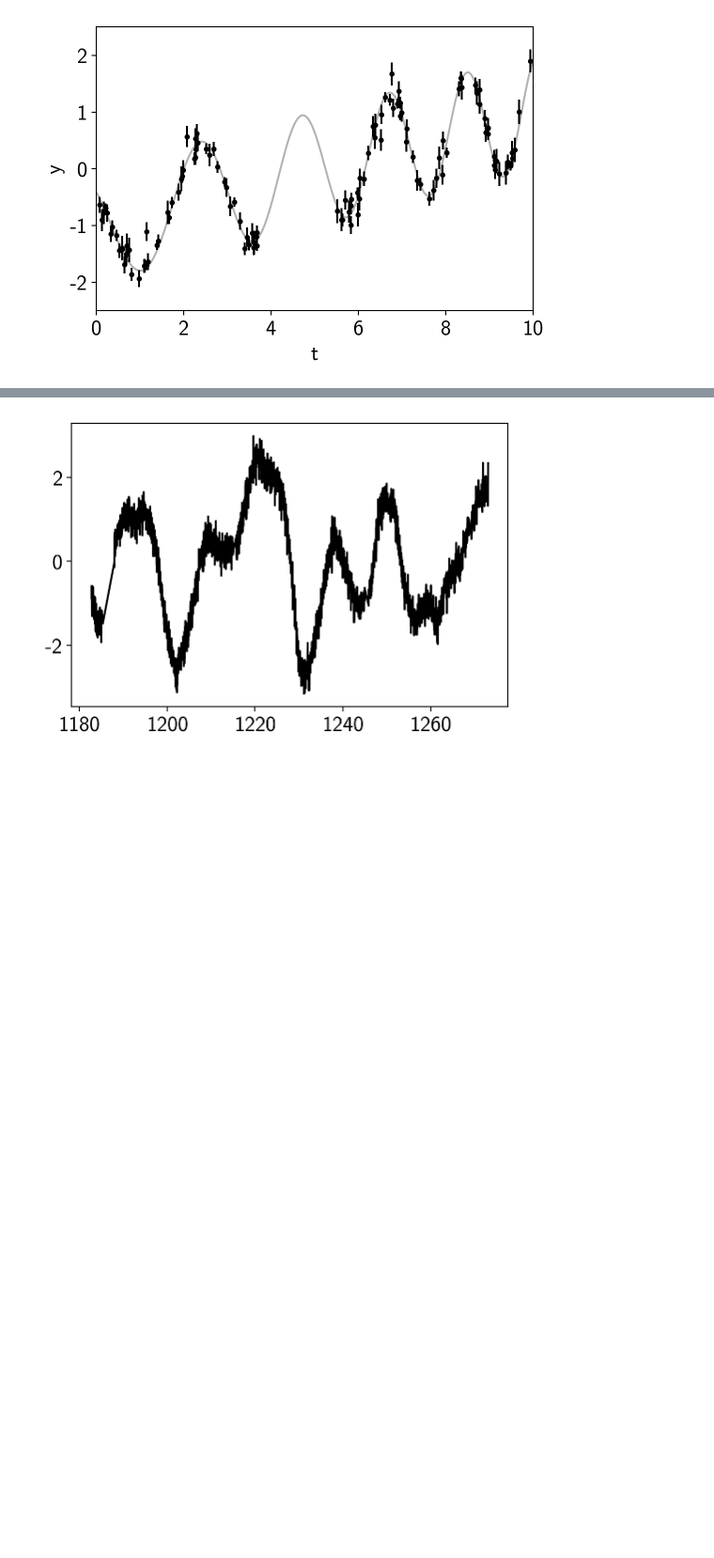
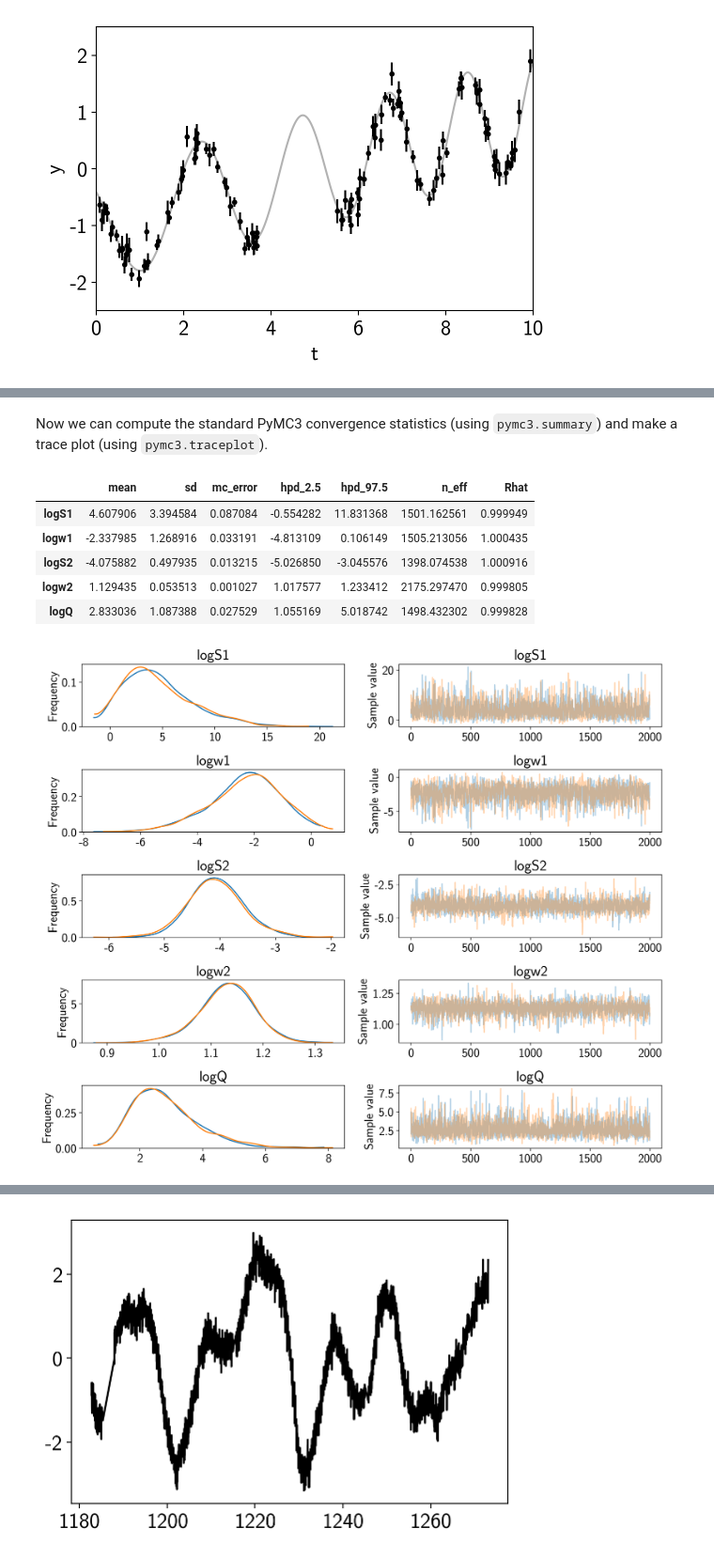
Before and after one commit to exoplanet-dev/exoplanet, a Jupyter notebook: docs/_static/notebooks/gp.ipynb, the cells around one changed output, grey strips where cells are left out. Shown at 94% size. Saved outputs shown, nothing was run; the diff lists cells and outputs as text; code cells hidden in the pictures; blank space fills up the shorter version.

```diff
--- a/docs/_static/notebooks/gp.ipynb
+++ b/docs/_static/notebooks/gp.ipynb
@@ -88,0 +114,13 @@ The acceptance probability does not match the target. It is 0.8939106788751163,
+# %% [markdown]
+Now we can compute the standard PyMC3 convergence statistics (using `pymc3.summary`) and make a trace plot (using `pymc3.traceplot`).
+# %%
+pm.traceplot(trace)
+pm.summary(trace)
+# %% [output]
+|  | mean | sd | mc_error | hpd_2.5 | hpd_97.5 | n_eff | Rhat |
+| logS1 | 4.607906 | 3.394584 | 0.087084 | -0.554282 | 11.831368 | 1501.162561 | 0.999949 |
+| logw1 | -2.337985 | 1.268916 | 0.033191 | -4.813109 | 0.106149 | 1505.213056 | 1.000435 |
+| logS2 | -4.075882 | 0.497935 | 0.013215 | -5.026850 | -3.045576 | 1398.074538 | 1.000916 |
+| logw2 | 1.129435 | 0.053513 | 0.001027 | 1.017577 | 1.233412 | 2175.297470 | 0.999805 |
+| logQ | 2.833036 | 1.087388 | 0.027529 | 1.055169 | 5.018742 | 1498.432302 | 0.999828 |
+[figure, added]
```
Also changed, not shown: parts of 14 cells of this notebook, 8 other files.
